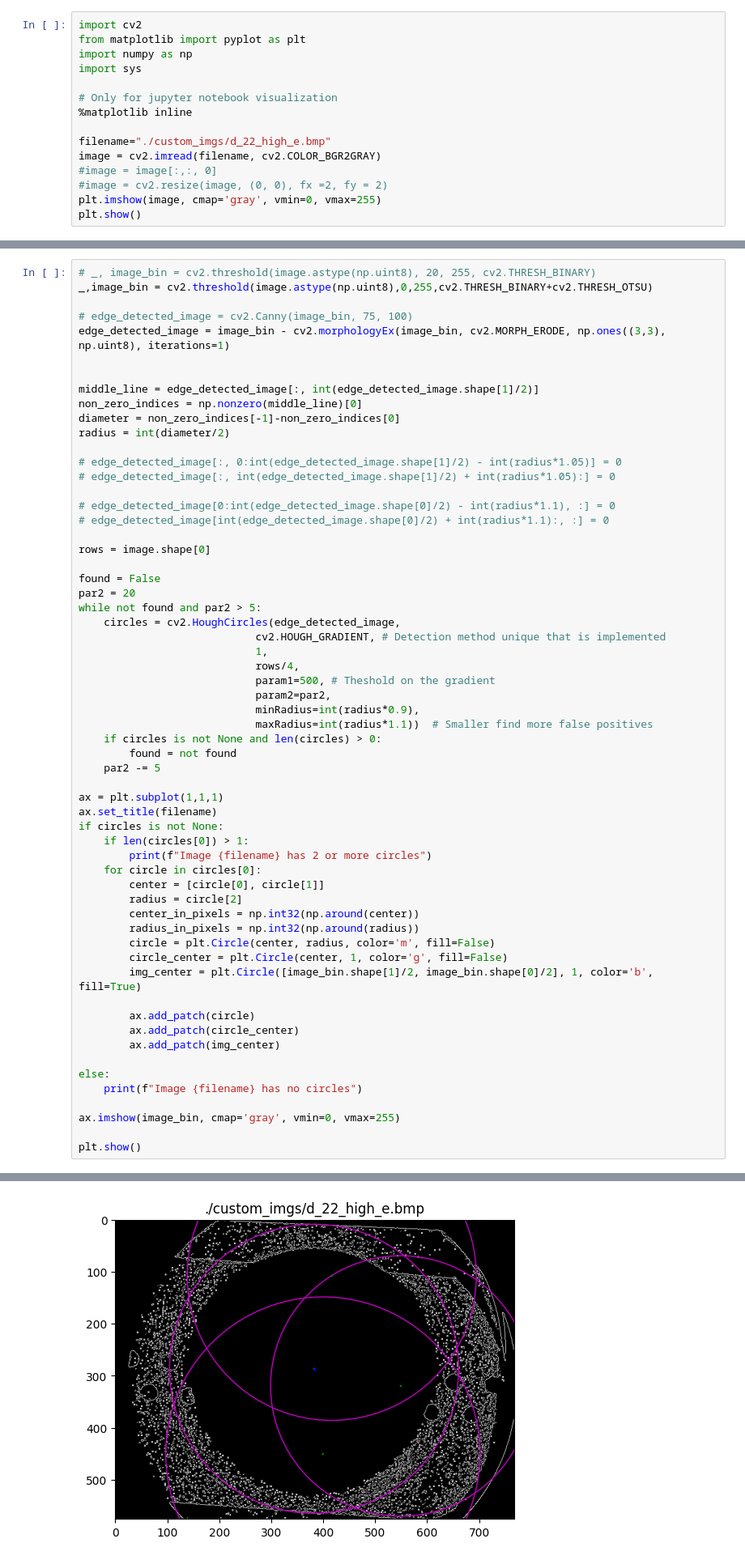
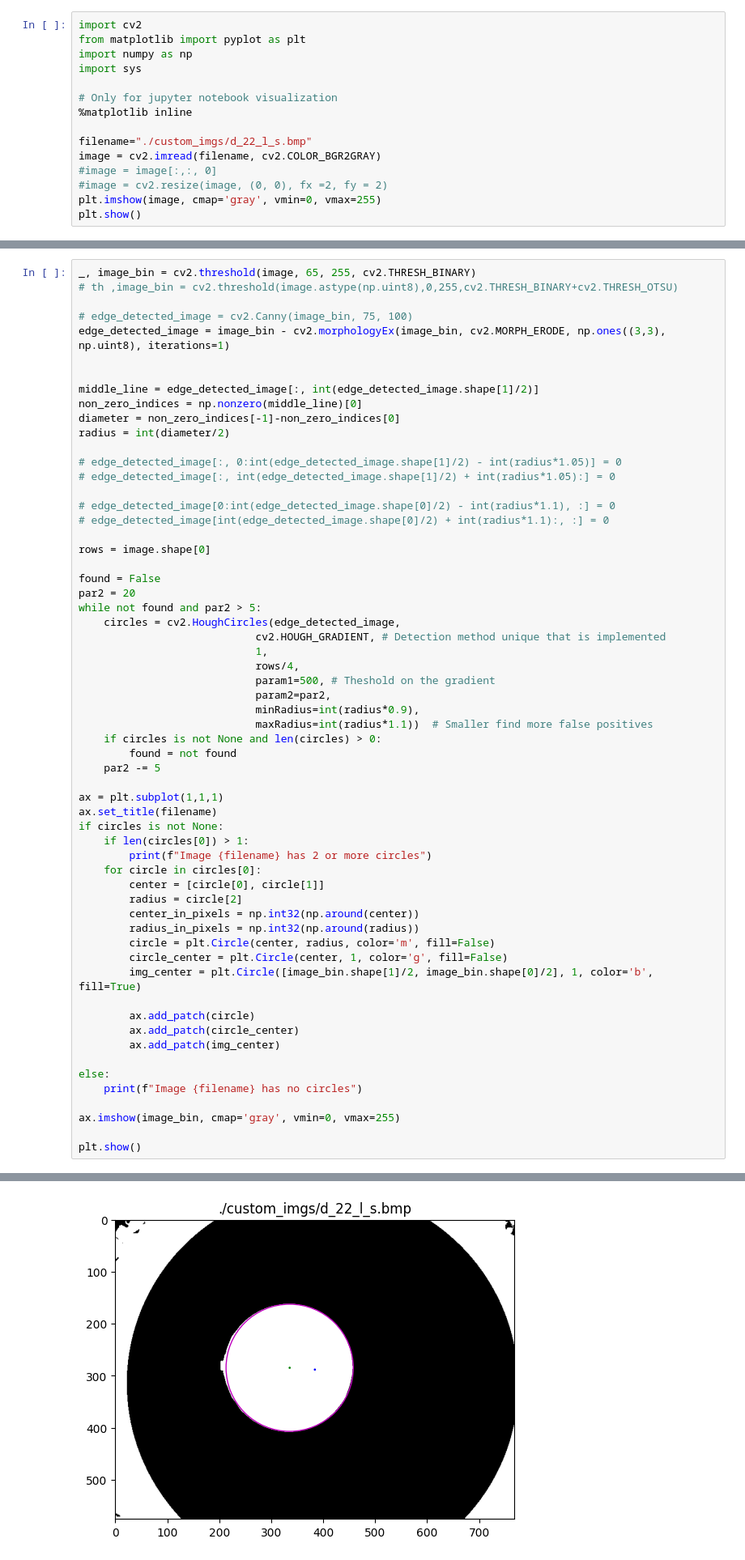
Before and after one commit to taglioIsCoding/CapInspection, a Jupyter notebook: single_cap.ipynb, the cells around one changed output, grey strips where cells are left out. Shown at 81% size. Saved outputs shown, nothing was run; the diff lists cells and outputs as text.

```diff
--- a/single_cap.ipynb
+++ b/single_cap.ipynb
@@ -14,7 +14,7 @@ import sys
 # Only for jupyter notebook visualization
 %matplotlib inline
 
-filename="./custom_imgs/d_22_high_e.bmp"
+filename="./custom_imgs/d_22_l_s.bmp"
 image = cv2.imread(filename, cv2.COLOR_BGR2GRAY)
 #image = image[:,:, 0]
 #image = cv2.resize(image, (0, 0), fx =2, fy = 2)
@@ -28,8 +28,8 @@ plt.show()
 # %% [markdown]
 #### 4) WORKING SOLUTION Delete objects around
 # %%
-# _, image_bin = cv2.threshold(image.astype(np.uint8), 20, 255, cv2.THRESH_BINARY)
-_,image_bin = cv2.threshold(image.astype(np.uint8),0,255,cv2.THRESH_BINARY+cv2.THRESH_OTSU)
+_, image_bin = cv2.threshold(image, 65, 255, cv2.THRESH_BINARY)
+# th ,image_bin = cv2.threshold(image.astype(np.uint8),0,255,cv2.THRESH_BINARY+cv2.THRESH_OTSU)
 
 # edge_detected_image = cv2.Canny(image_bin, 75, 100)
 edge_detected_image = image_bin - cv2.morphologyEx(image_bin, cv2.MORPH_ERODE, np.ones((3,3), np.uint8), iterations=1)
@@ -92,4 +91,4 @@ Image ./custom_imgs/d_22_high_e.bmp has 2 or more circles
-[figure, old version]
+[figure, new version]
 # %% [markdown]
 ### 1.2 Generate a crop containing the cavity number. The crop should contain the cavity number and it should appear upright
 # %%
```
Also changed, not shown: parts of 17 cells of this notebook, 2 other files.
